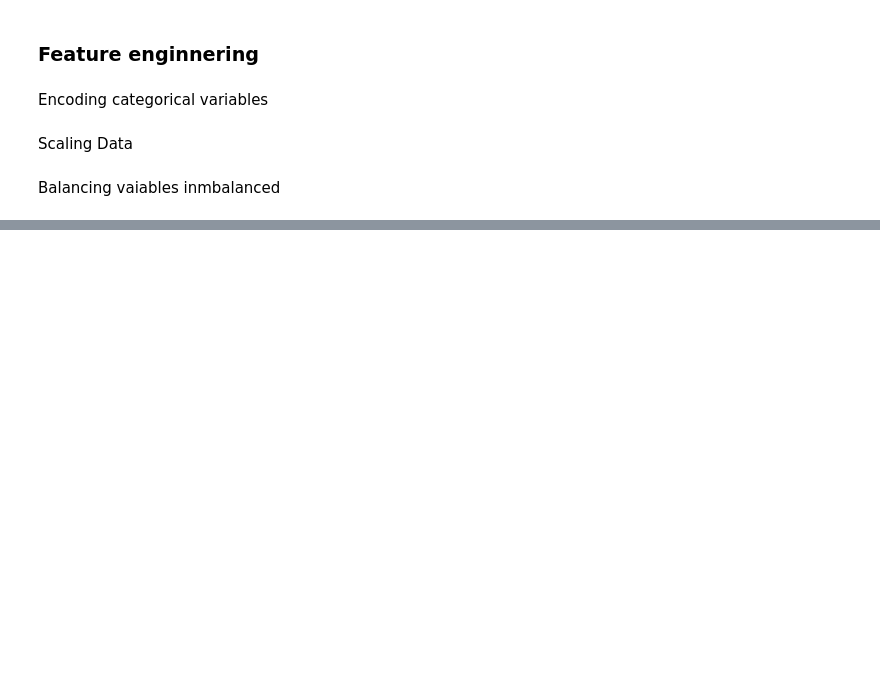
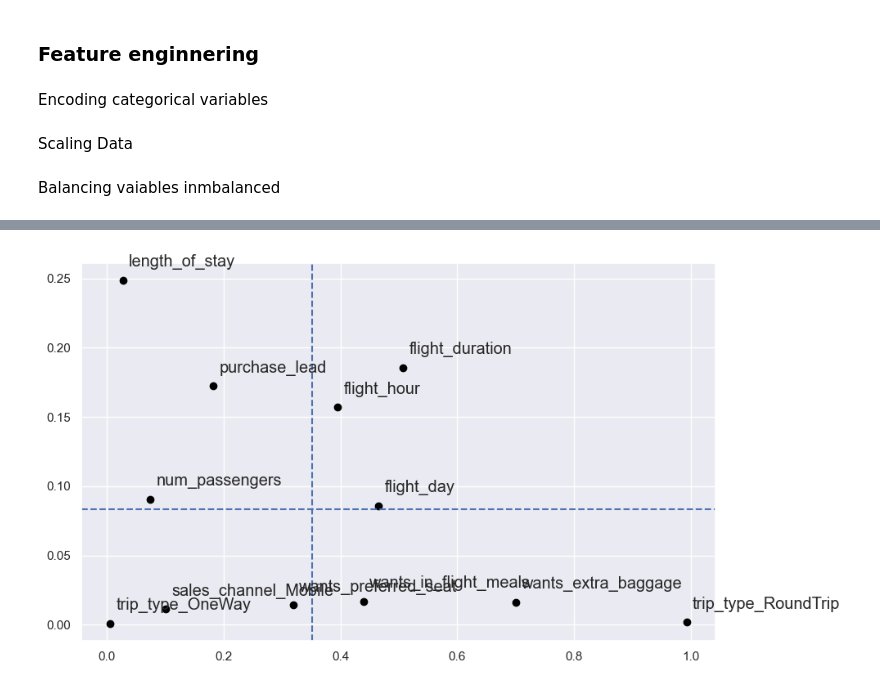
Before and after one commit to dasanmiguelv/supervised-machine-learning, a Jupyter notebook: behaviour-buying/Modeling.ipynb, the cells around one changed output, grey strips where cells are left out. Saved outputs shown, nothing was run; the diff lists cells and outputs as text; code cells hidden in the pictures; blank space fills up the shorter version.

```diff
--- a/behaviour-buying/Modeling.ipynb
+++ b/behaviour-buying/Modeling.ipynb
@@ -387,0 +490,27 @@ print(cross_val_score(model, X_train, y_train, cv=5).mean())
+# %%
+# Apply a vertical line with axvline function and a horizontal line with the axhline function to create a 2 by 2 matrix.
+#set size of the graph
+fig, ax = plt.subplots(figsize=(10,6))
+
+#Scatterplot
+plt.scatter(df_drivers["scoring"],
+            df_drivers["importance"],
+            color = "black")
+
+#Adding text
+for idx, row in df_drivers.iterrows():
+    plt.text(row['scoring'] + 0.01, row['importance'] + 0.01,
+             idx,
+             size = "large")
+
+#Add vertical and horizontal line
+plt.axvline(df_drivers.scoring.mean(),
+            color = "b",
+            linestyle = "dashed")
+plt.axhline(df_drivers.importance.mean(),
+            color = "b",
+            linestyle = "dashed")
+
+plt.show()
+# %% [output]
+[figure, added]
```
Also changed, not shown: parts of 15 cells of this notebook.
